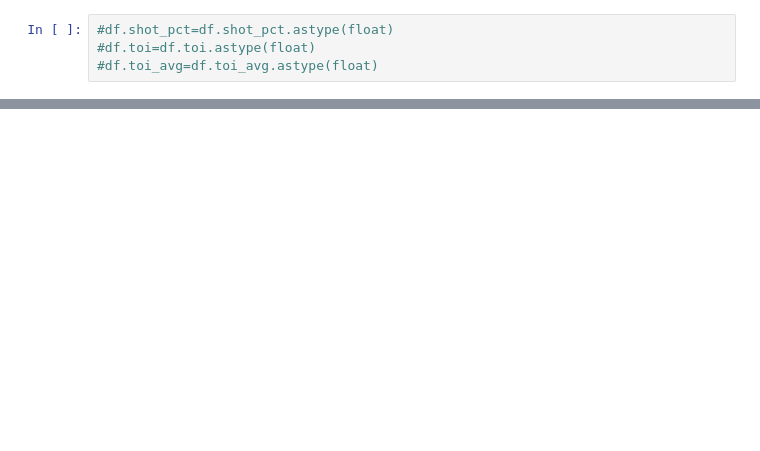
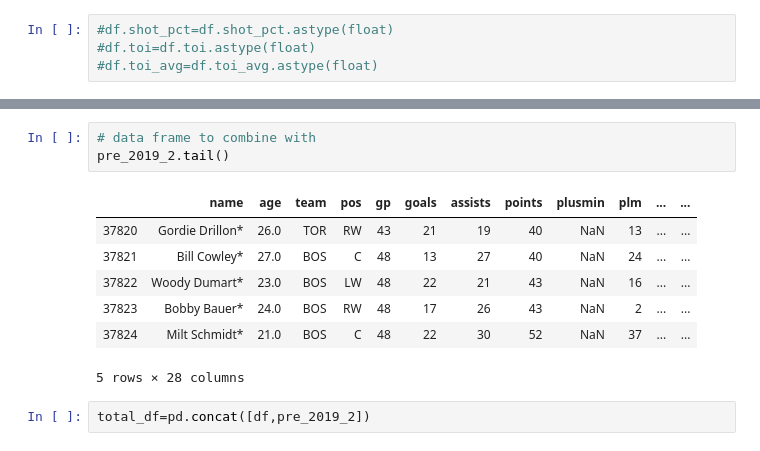
Before and after one commit to ArielJosephCohen/nhl_nba_teammate_effects, a Jupyter notebook: scraper_for_2019_nhl_season.ipynb, the cells around one changed output, grey strips where cells are left out. Drawn from its saved outputs; the diff is of its cells as text; blank space fills up the shorter version.

Commit message:
created combine dataframe for nba and nhl

```diff
--- a/scraper_for_2019_nhl_season.ipynb
+++ b/scraper_for_2019_nhl_season.ipynb
@@ -667,0 +756,13 @@ pre_2019_2.head()
+# %%
+# data frame to combine with
+pre_2019_2.tail()
+# %% [output]
+|  | name | age | team | pos | gp | goals | assists | points | plusmin | plm | ... | ... |
+| 37820 | Gordie Drillon* | 26.0 | TOR | RW | 43 | 21 | 19 | 40 | NaN | 13 | ... | ... |
+| 37821 | Bill Cowley* | 27.0 | BOS | C | 48 | 13 | 27 | 40 | NaN | 24 | ... | ... |
+| 37822 | Woody Dumart* | 23.0 | BOS | LW | 48 | 22 | 21 | 43 | NaN | 16 | ... | ... |
+| 37823 | Bobby Bauer* | 24.0 | BOS | RW | 48 | 17 | 26 | 43 | NaN | 2 | ... | ... |
+| 37824 | Milt Schmidt* | 21.0 | BOS | C | 48 | 22 | 30 | 52 | NaN | 37 | ... | ... |
+5 rows × 28 columns
+# %%
+total_df=pd.concat([df,pre_2019_2])
```
Also changed, not shown: parts of 178 cells of this notebook, 3 other files.
